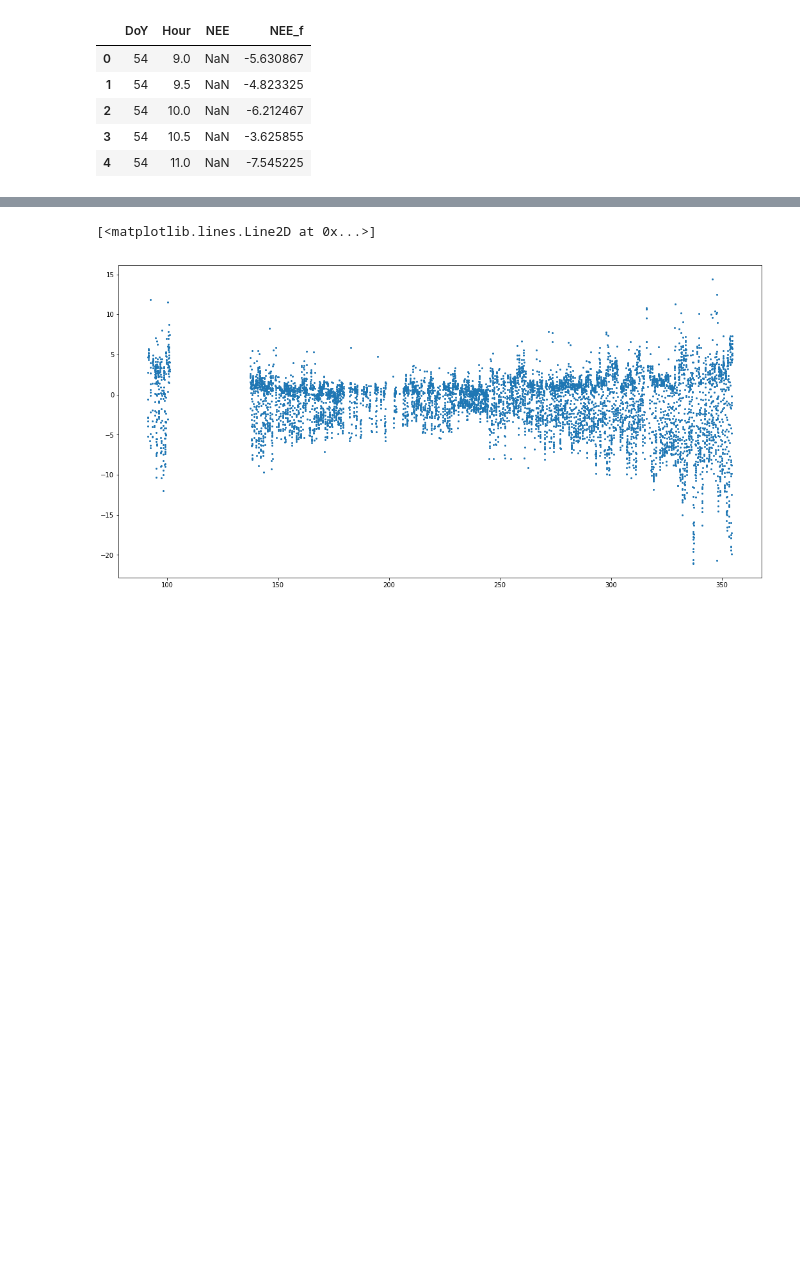
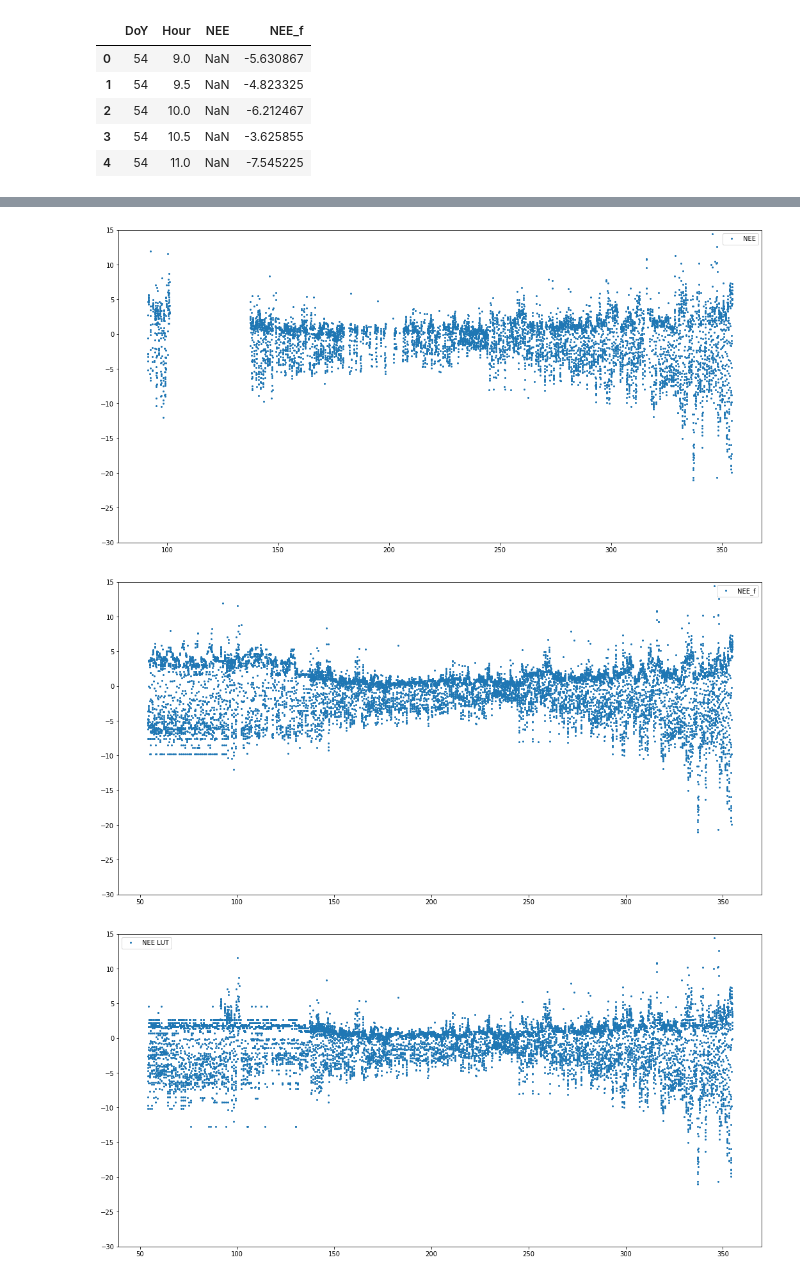
Before and after one commit to Nahu-11/Tesis, a Jupyter notebook: New scripts/Comparacion.ipynb, the cells around one changed output, grey strips where cells are left out. Saved outputs shown, nothing was run; the diff lists cells and outputs as text; code cells hidden in the pictures; blank space fills up the shorter version.

```diff
--- a/New scripts/Comparacion.ipynb
+++ b/New scripts/Comparacion.ipynb
@@ -27,8 +27,8 @@ def cifras_signif(i, cifras = 3):
     texto = str('{:g}'.format(float('{:.{p}g}'.format(i, p = cifras))))
     return texto
 # %%
-modelos = pd.read_csv(#'C:\\Users\\nahue\\Desktop\\Tesis_2\\Datos\\Relleno_modelos.txt',
-                        'C:\\Users\\BIOMET\\Desktop\\Tesis_2\\Datos\\Relleno_modelos.txt',
+jun = pd.read_csv(#'C:\\Users\\nahue\\Desktop\\Tesis_2\\Datos\\Relleno_jun.txt',
+                        'C:\\Users\\BIOMET\\Desktop\\Tesis_2\\Datos\\Relleno_jun.txt',
                         delimiter = '\t',
                         decimal = '.',
                         na_values = -9999,
@@ -56 +56,16 @@ dtype: object
 max      355.000000     23.625000     14.427700
+# %%
+feb = pd.read_csv(#'C:\\Users\\nahue\\Desktop\\Tesis_2\\Datos\\Relleno_feb.txt',
+                        'C:\\Users\\BIOMET\\Desktop\\Tesis_2\\Datos\\Relleno_feb.txt',
+                        delimiter = '\t',
+                        decimal = '.',
+                        na_values = -9999,
+                        encoding = 'ascii'
+                        )
+anu = pd.read_csv(#'C:\\Users\\nahue\\Desktop\\Tesis_2\\Datos\\Relleno_anu.txt',
+                        'C:\\Users\\BIOMET\\Desktop\\Tesis_2\\Datos\\Relleno_anu.txt',
+                        delimiter = '\t',
+                        decimal = '.',
+                        na_values = -9999,
+                        encoding = 'ascii'
+                        )
@@ -123,6 +178,8 @@ comparacion.head()
 | 4 | 54 | 11.0 | NaN | -7.545225 |
 # %%
 comparacion['NEE LUT'] = lut['NEE'][:]
-comparacion['NEE mod'] = modelos['NEE'][:]
+comparacion['NEE anu'] = anu['NEE'][:]
+comparacion['NEE feb'] = feb['NEE'][:]
+comparacion['NEE jun'] = jun['NEE'][:]
 comparacion.head()
 # %% [output]
@@ -144,9 +201,7 @@ comparacion.tail()
 # %%
 plt.figure(figsize=(18,9))
-plt.plot(comparacion.index/48 + 54, comparacion['NEE'], 'o', ms = 2)
-plt.plot(comparacion.index/48 + 54, comparacion['NEE_f'], 'o', ms = 2)
-plt.plot(comparacion.index/48 + 54, comparacion['NEE LUT'], 'o', ms = 2)
-plt.plot(comparacion.index/48 + 54, comparacion['NEE mod'], 'o', ms = 2)
+for i in comparacion.columns[2:]:
+    plt.plot(comparacion.index/48 + 54, comparacion[i], 'o', ms = 2)
 plt.legend()
 # %% [output]
 <matplotlib.legend.Legend at 0x...>
@@ -154,6 +209,10 @@ plt.legend()
 # %%
-plt.figure(figsize=(18,9))
-plt.plot(comparacion.index/48 + 54, comparacion['NEE'], 'o', ms = 2)
+for i in comparacion.columns[2:]:
+    plt.figure(figsize=(18,9))
+    plt.plot(comparacion.index/48 + 54, comparacion[i], 'o', ms = 2)
+    plt.ylim(-30, 15)
+    plt.legend()
 # %% [output]
-[<matplotlib.lines.Line2D at 0x...>]
-[figure, old version]
+[figure, new version]
+[figure, added]
+[figure, added]
```
Also changed, not shown: parts of 26 cells of this notebook.
